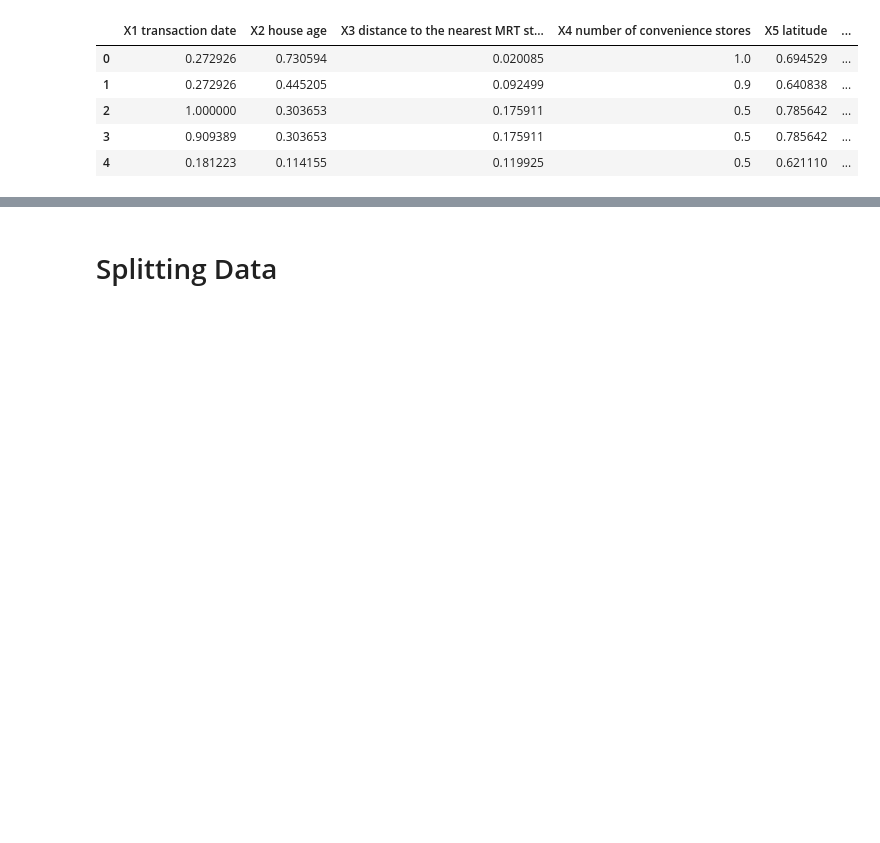
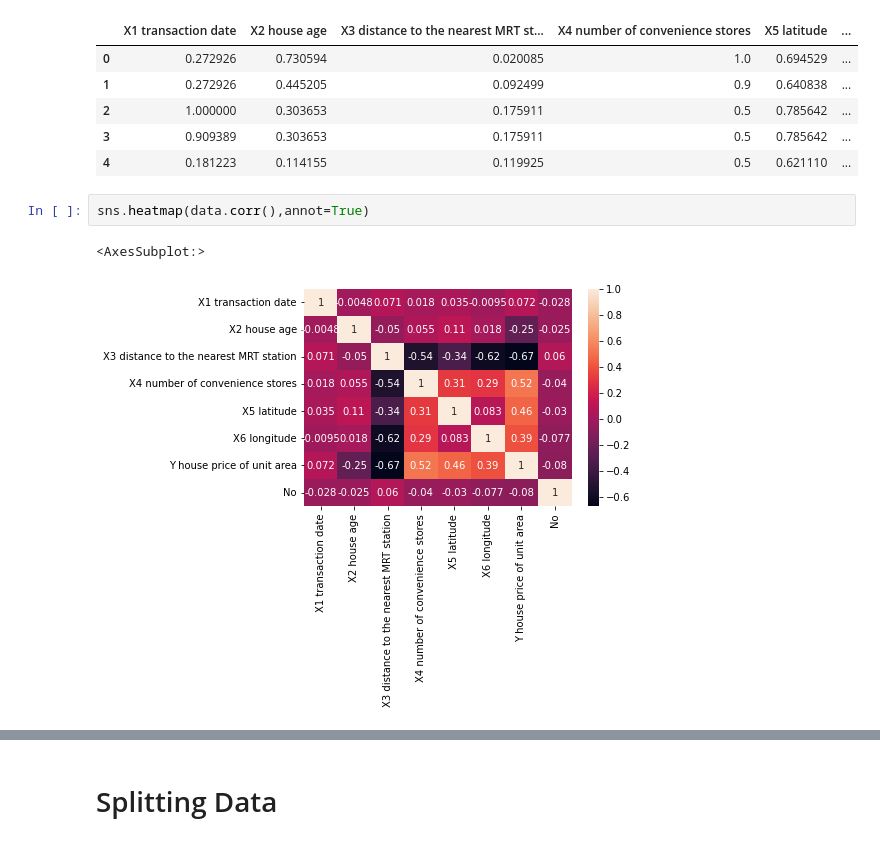
Before and after one commit to atharv4git/EDA-DP-FE--test, a Jupyter notebook: real estate price prediction/making a model.ipynb, the cells around one changed output, grey strips where cells are left out. Saved outputs shown, nothing was run; the diff lists cells and outputs as text; blank space fills up the shorter version.

```diff
--- a/real estate price prediction/making a model.ipynb
+++ b/real estate price prediction/making a model.ipynb
@@ -15,3 +15,8 @@ data.head()
 | 2 | 1.000000 | 0.303653 | 0.175911 | 0.5 | 0.785642 | ... |
 | 3 | 0.909389 | 0.303653 | 0.175911 | 0.5 | 0.785642 | ... |
 | 4 | 0.181223 | 0.114155 | 0.119925 | 0.5 | 0.621110 | ... |
+# %%
+sns.heatmap(data.corr(),annot=True)
+# %% [output]
+<AxesSubplot:>
+[figure, added]
```
Also changed, not shown: parts of 2 cells of this notebook.
